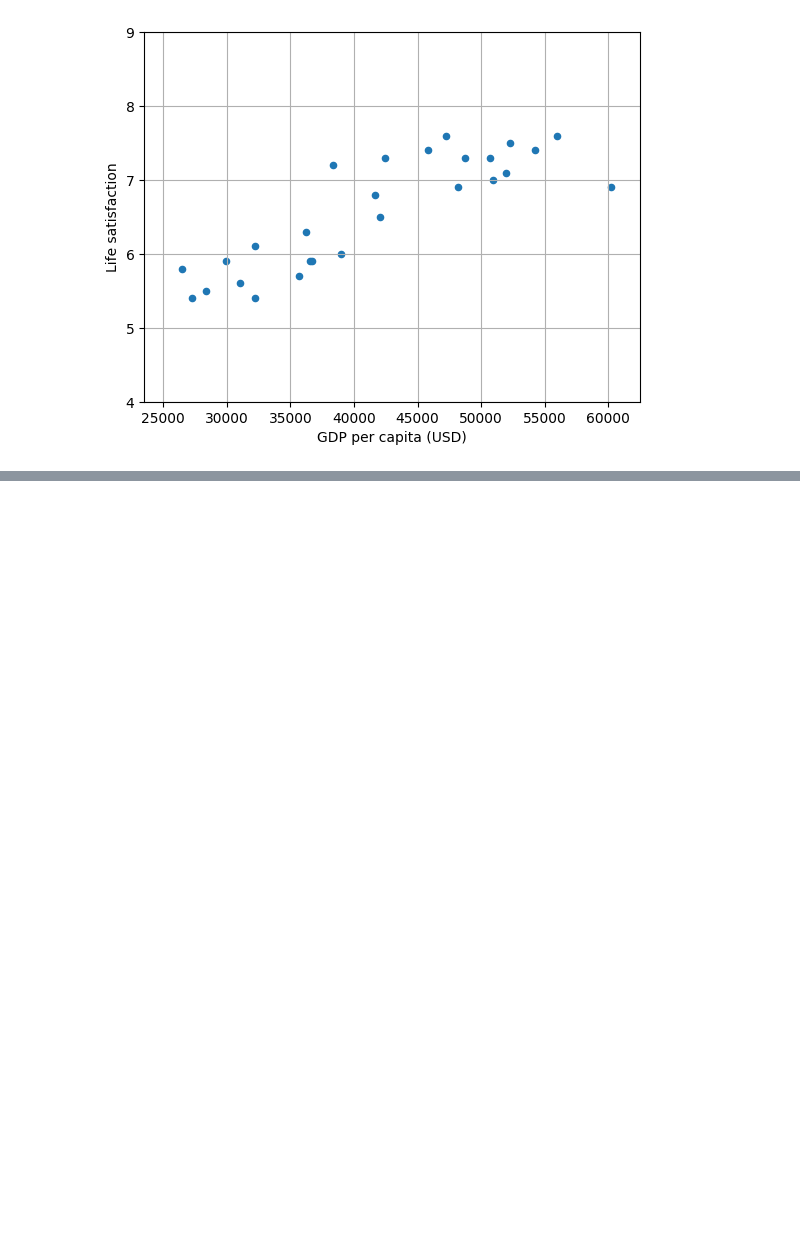
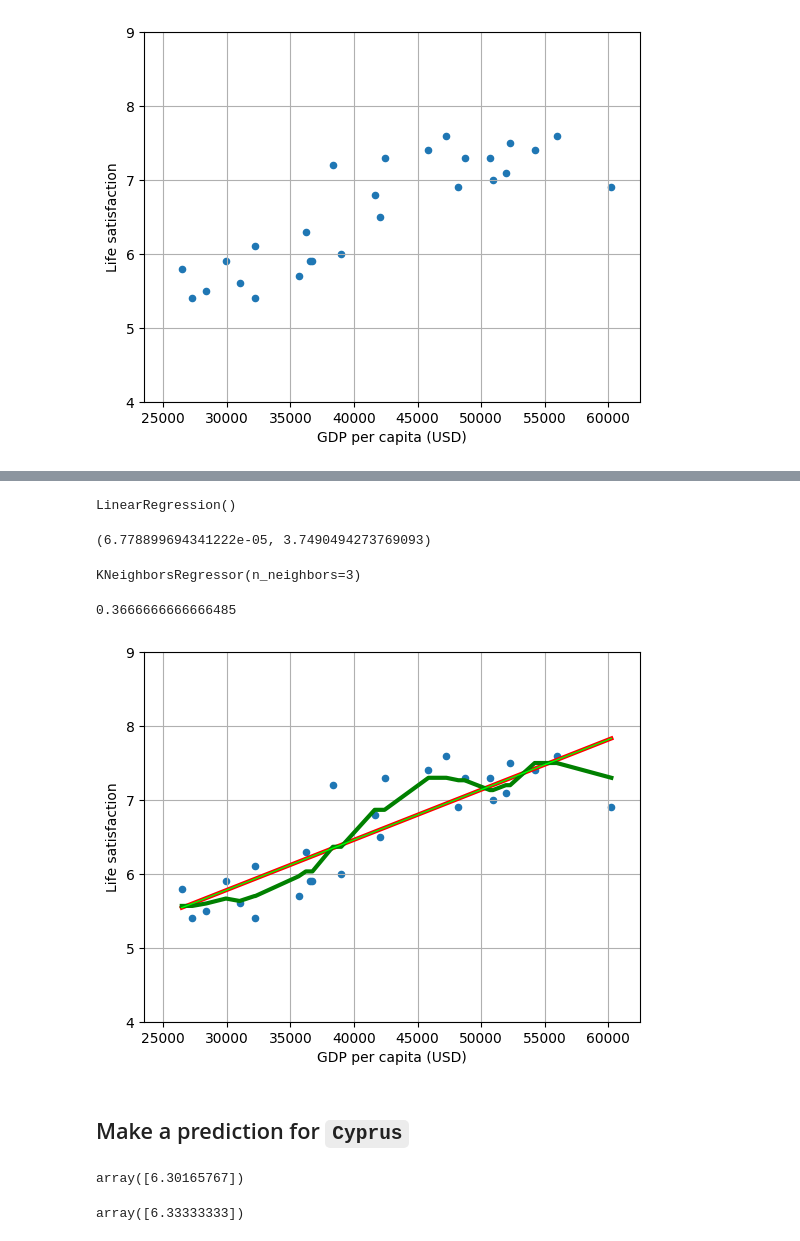
Before and after one commit to PaulToronto/Hands-on-Maching-Learning-Book, a Jupyter notebook: 1_The_Machine_Learning_Landscape.ipynb, the cells around one changed output, grey strips where cells are left out. Cells and saved outputs as stored; diff of their text form; code cells hidden in the pictures; blank space fills up the shorter version.

```diff
--- a/1_The_Machine_Learning_Landscape.ipynb
+++ b/1_The_Machine_Learning_Landscape.ipynb
@@ -60,0 +69,61 @@ plt.axis([23_500, 62_500, 4, 9]);
+# %%
+from re import L
+X = lifesat[['GDP per capita (USD)']]
+y = lifesat['Life satisfaction']
+# %%
+lr_model = LinearRegression()
+lr_model.fit(X, y)
+lr_model
+# %% [output]
+LinearRegression()
+# %%
+lr_model.coef_[0], lr_model.intercept_
+# %% [output]
+(6.778899694341222e-05, 3.7490494273769093)
+# %%
+kn_model = KNeighborsRegressor(n_neighbors=3)
+kn_model.fit(X, y)
+kn_model
+# %% [output]
+KNeighborsRegressor(n_neighbors=3)
+# %%
+lr_fitted = lr_model.predict(X)
+kn_fitted = kn_model.predict(X)
+
+sum(lr_fitted - kn_fitted)
+# %% [output]
+0.3666666666666485
+# %%
+# visual the data and the regression line
+lifesat.plot(kind='scatter',
+             grid=True,
+             x='GDP per capita (USD)',
+             y='Life satisfaction')
+# fit from LinearRegression
+plt.plot(lifesat['GDP per capita (USD)'],
+         lr_fitted,
+         color='red',
+         linewidth=3)
+# fit from KNeighborsRegressor
+plt.plot(lifesat['GDP per capita (USD)'],
+         kn_fitted,
+         color='green',
+         linewidth=3)
+# regression line
+plt.plot(X,
+         lr_model.intercept_ + lr_model.coef_[0] * X,
+         color='lime',
+         linewidth=1)
+plt.axis([23_500, 62_500, 4, 9]);
+# %% [output]
+[figure, added]
+# %% [markdown]
+## Make a prediction for `Cyprus`
+# %%
+lr_model.predict([[37_655.2]])
+# %% [output]
+array([6.30165767])
+# %%
+kn_model.predict([[37_655.2]])
+# %% [output]
+array([6.33333333])
```
Also changed, not shown: parts of 6 cells of this notebook.
